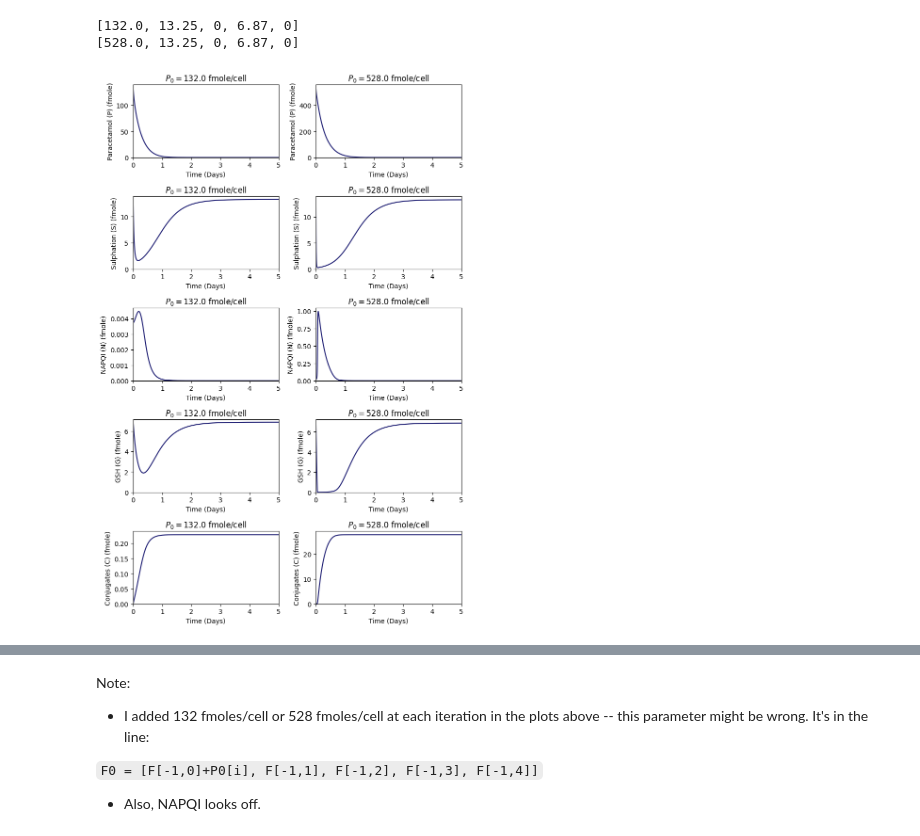
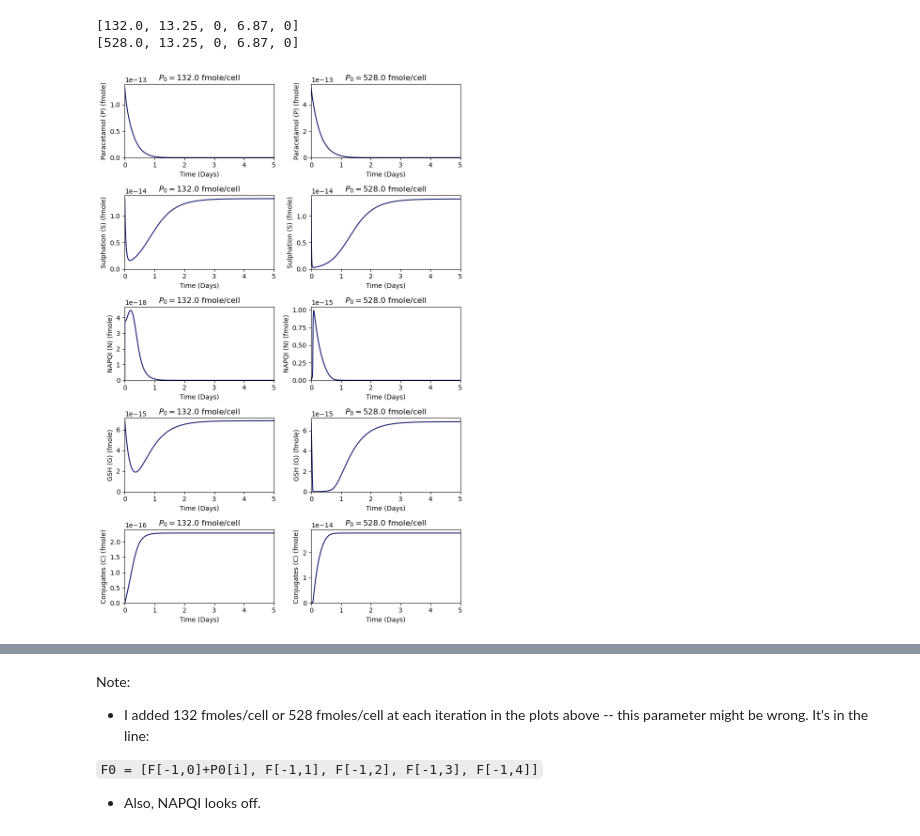
Before and after one commit to magicplankton/BIOL-AMATH-382-Project, a Jupyter notebook: simulation.ipynb, the cells around one changed output, grey strips where cells are left out. Saved outputs shown, nothing was run; the diff lists cells and outputs as text; code cells hidden in the pictures.

```diff
--- a/simulation.ipynb
+++ b/simulation.ipynb
@@ -59,34 +59,34 @@ variables = ["Paracetamol (P)", "Sulphation (S)", "NAPQI (N)", "GSH (G)", "Conju
 P0 = [(1.32e-13) * 10**15, (5.28e-13) * 10**15] # femtomoles/cell
 
 # times
 t_min = 0
 t_max = 5
 dt = 0.001
 times = np.arange(t_min, t_max+dt, dt) #generate time-grid list
 
 ### Running the simulation and plotting ###
 
 fig, axes = plt.subplots(5, 2, figsize=(8, 12))
 
 for i, initial_P0 in enumerate(P0):
     # Running a simulation for each case of P0:
     F0 = [initial_P0, b_s/d_s, 0, b_G/d_G, 0]
     print(F0)
     F = odeint(dFdt_original, F0, times)  # Run simulation
     for j, variable in enumerate(variables):
         # Plotting each subplot:
-        axes[j, i].plot(times, F[:,j], color='midnightblue')
+        axes[j, i].plot(times, F[:,j] * 10**-15, color='midnightblue')
         axes[j, i].set_xlabel("Time (Days)")
         axes[j, i].set_ylabel(f"{variables[j]} (fmole)")
         axes[j, i].set_title(f"$P_0 = {initial_P0}$ fmole/cell")
         axes[j, i].set_xlim(0, 5)
         axes[j, i].set_ylim(0,)
 
 plt.tight_layout()
 plt.show()
 # %% [output]
 [132.0, 13.25, 0, 6.87, 0]
 [528.0, 13.25, 0, 6.87, 0]
-[figure, old version]
+[figure, new version]
 # %%
 ### Setting up times (in hours) to take acetaminophen ###
```
Also changed, not shown: parts of 1 cell of this notebook.
